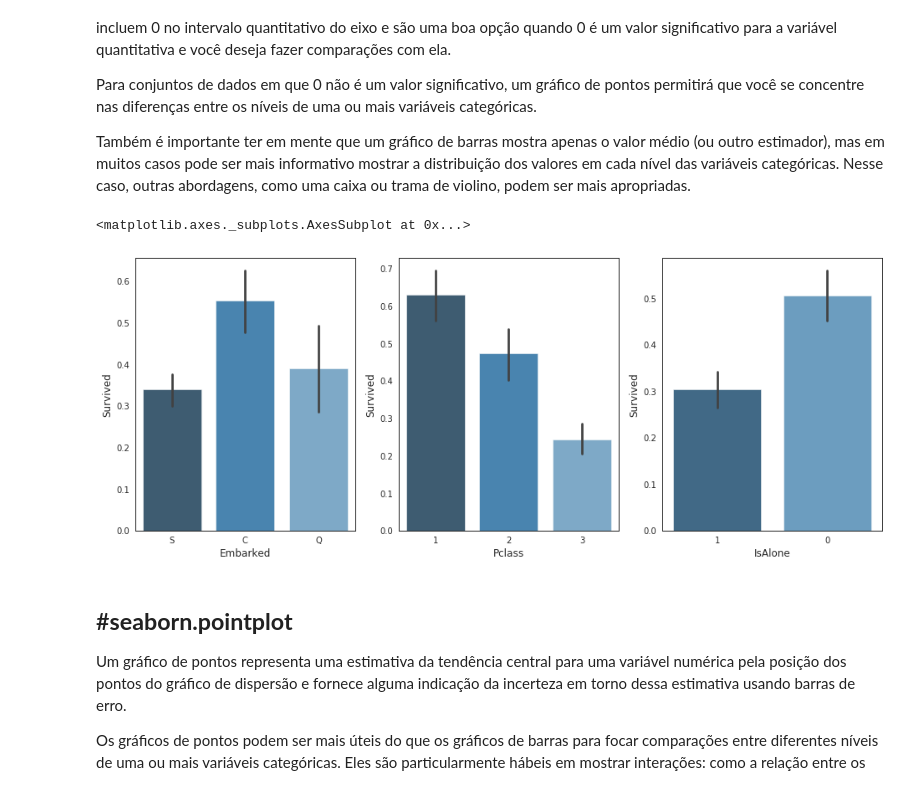
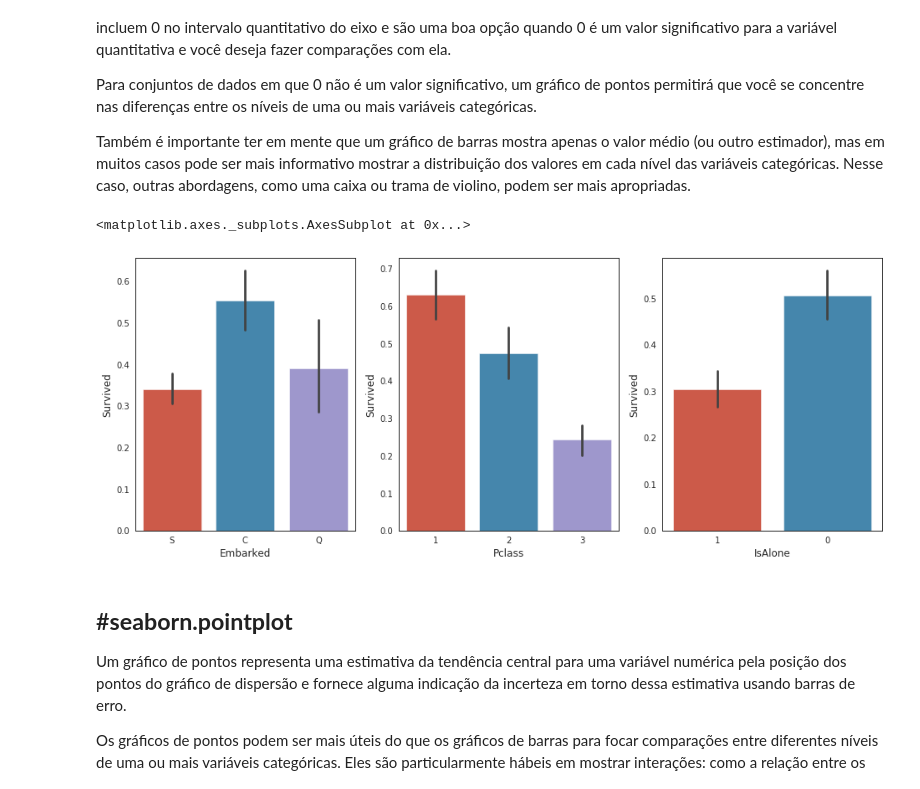
Before and after one commit to KaioViana/Titanic-predict, a Jupyter notebook: titanic.ipynb, the cells around one changed output. Cells and saved outputs as stored; diff of their text form; code cells hidden in the pictures.

Commit message:
novas visualizações adicionadas

```diff
--- a/titanic.ipynb
+++ b/titanic.ipynb
@@ -608,12 +608,12 @@ Também é importante ter em mente que um gráfico de barras mostra apenas o val
 # %%
 fig, saxis = plt.subplots(1, 3, figsize=(16,6))
 
-sns.barplot(x='Embarked', y='Survived', data=data1, ax=saxis[0], palette='Blues_d')
-sns.barplot(x='Pclass', y='Survived', order=[1,2,3], data=data1, ax=saxis[1], palette='Blues_d')
-sns.barplot(x='IsAlone', y='Survived', order=[1,0], data=data1, ax=saxis[2], palette='Blues_d')
+sns.barplot(x='Embarked', y='Survived', data=data1, ax=saxis[0])
+sns.barplot(x='Pclass', y='Survived', order=[1,2,3], data=data1, ax=saxis[1])
+sns.barplot(x='IsAlone', y='Survived', order=[1,0], data=data1, ax=saxis[2])
 # %% [output]
 <matplotlib.axes._subplots.AxesSubplot at 0x...>
-[figure, old version]
+[figure, new version]
 # %% [markdown]
 #**seaborn.pointplot**
 ---
```
Also changed, not shown: parts of 12 cells of this notebook.
